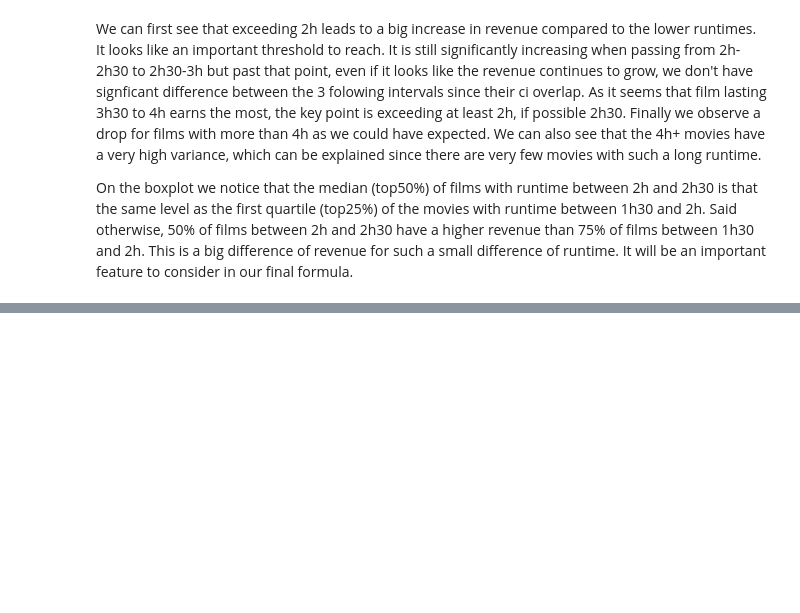
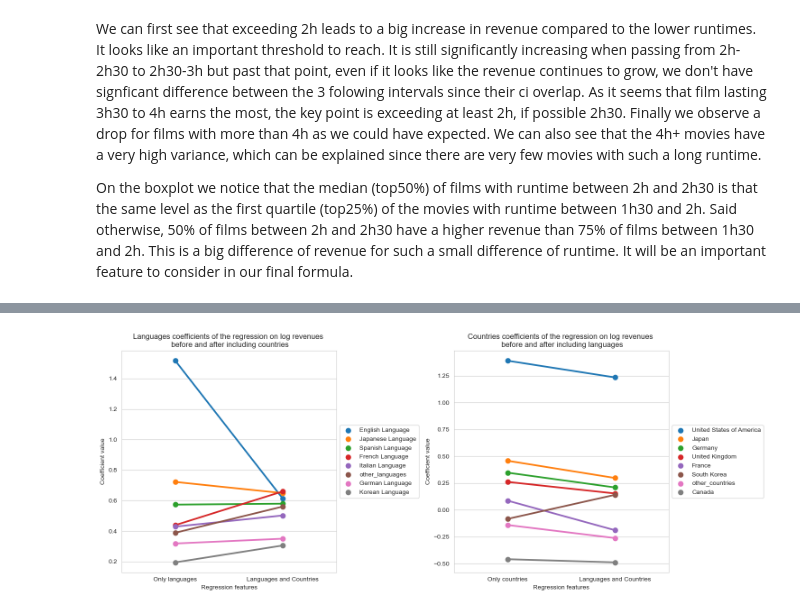
Before and after one commit to epfl-ada/ada-2023-project-adaflix, a Jupyter notebook: graphs_for_story.ipynb, the cells around one changed output, grey strips where cells are left out. Saved outputs shown, nothing was run; the diff lists cells and outputs as text; code cells hidden in the pictures; blank space fills up the shorter version.

Commit message:
Countries and Language analysis (ready for website)

```diff
--- a/graphs_for_story.ipynb
+++ b/graphs_for_story.ipynb
@@ -167,0 +172,5 @@ On the boxplot we notice that the median (top50%) of films with runtime between
+# %%
+path = "csv_for_story/countries_plot.csv"
+countries_plot = pd.read_csv(path)
+path = "csv_for_story/languages_plot.csv"
+languages_plot = pd.read_csv(path)
@@ -167,0 +181,19 @@ On the boxplot we notice that the median (top50%) of films with runtime between
+# %%
+fig, (ax1, ax2) = plt.subplots(1, 2, figsize=(15, 6))
+
+sns.pointplot(data=languages_plot, x='index', y='coef', hue='languages', ax=ax1)
+ax1.set(title='Languages coefficients of the regression on log revenues \n before and after including countries',
+        xlabel='Regression features',
+        ylabel='Coefficient value')
+ax1.legend(loc='center left', bbox_to_anchor=(1, 0.5))
+
+sns.pointplot(data=countries_plot, x='index', y='coef', hue='countries', ax=ax2)
+ax2.set(title='Countries coefficients of the regression on log revenues \n before and after including languages',
+        xlabel='Regression features',
+        ylabel='Coefficient value')
+ax2.legend(loc='center left', bbox_to_anchor=(1, 0.5))
+
+plt.tight_layout()
+plt.show()
+# %% [output]
+[figure, added]
```
Also changed, not shown: parts of 5 cells of this notebook, 1 other file.
